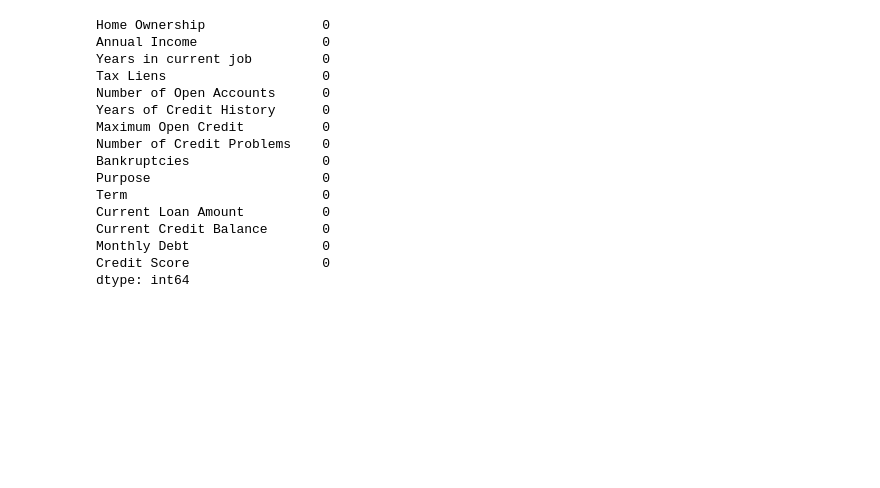
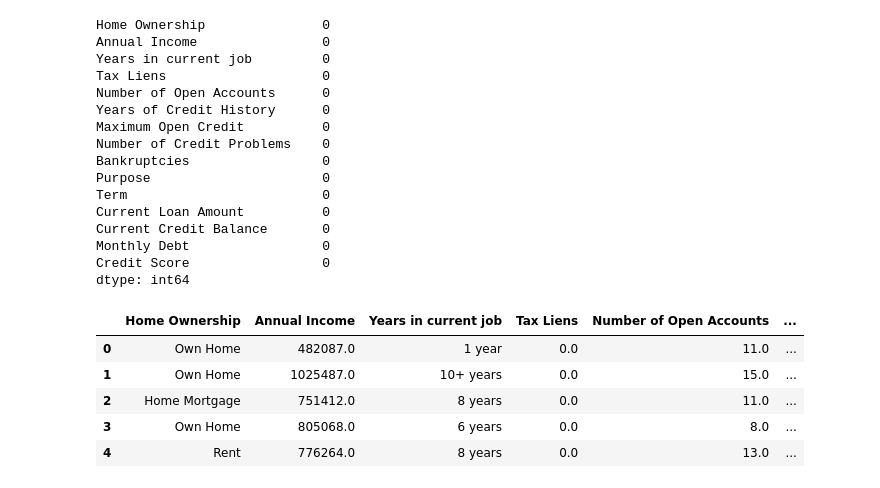
Before and after one commit to GauthamN3004/ML_Problems, a Jupyter notebook: Loan Defaulting/loan_defaulting.ipynb, the cells around one changed output. Cells and saved outputs as stored; diff of their text form; code cells hidden in the pictures; blank space fills up the shorter version.

```diff
--- a/Loan Defaulting/loan_defaulting.ipynb
+++ b/Loan Defaulting/loan_defaulting.ipynb
@@ -591,3 +593,12 @@ Credit Score                 0
 dtype: int64
 # %%
 #THE DATA IS NOW CLEAN
+# %%
+train.head()
+# %% [output]
+|  | Home Ownership | Annual Income | Years in current job | Tax Liens | Number of Open Accounts | ... |
+| 0 | Own Home | 482087.0 | 1 year | 0.0 | 11.0 | ... |
+| 1 | Own Home | 1025487.0 | 10+ years | 0.0 | 15.0 | ... |
+| 2 | Home Mortgage | 751412.0 | 8 years | 0.0 | 11.0 | ... |
+| 3 | Own Home | 805068.0 | 6 years | 0.0 | 8.0 | ... |
+| 4 | Rent | 776264.0 | 8 years | 0.0 | 13.0 | ... |
```
Also changed, not shown: parts of 14 cells of this notebook, 3 other files.
